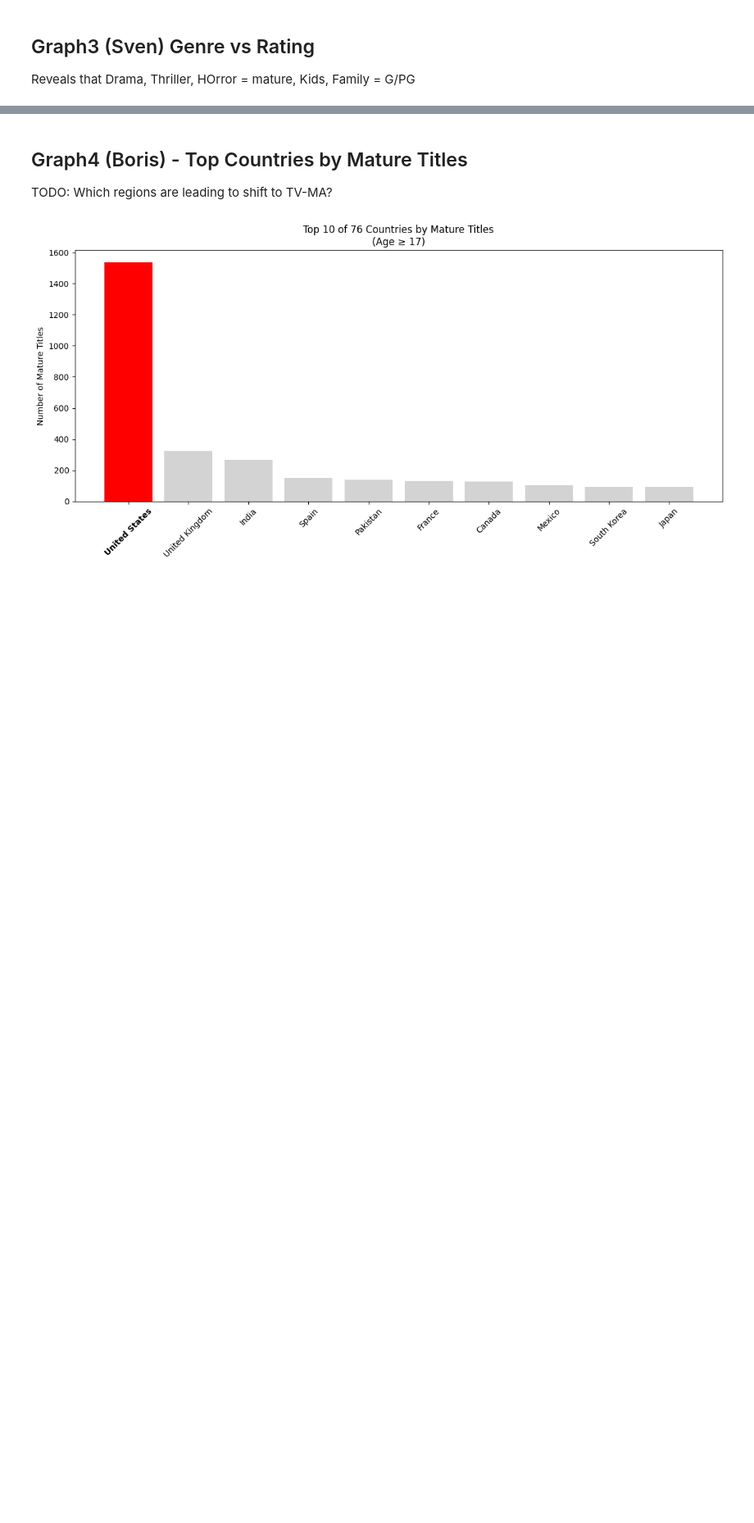
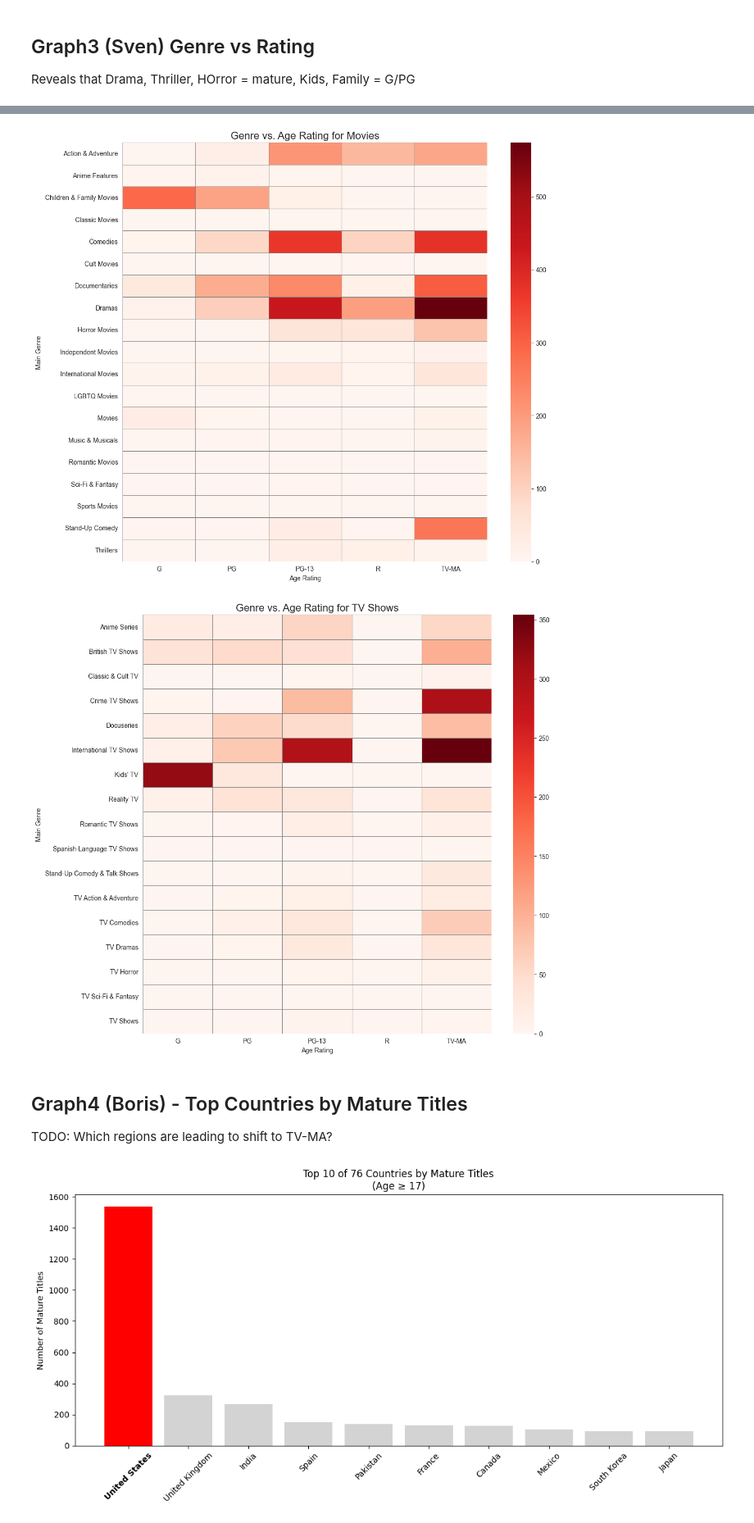
Before and after one commit to Elias-Martinelli/DVIZ_Final-Project_Netflix, a Jupyter notebook: notebooks/MainStory.ipynb, the cells around one changed output, grey strips where cells are left out. Shown at 82% size. Saved outputs shown, nothing was run; the diff lists cells and outputs as text; code cells hidden in the pictures; blank space fills up the shorter version.

```diff
--- a/notebooks/MainStory.ipynb
+++ b/notebooks/MainStory.ipynb
@@ -44,3 +244,75 @@ Reveals that Drama, Thriller, HOrror = mature, Kids, Family = G/PG
+# %%
+# 📦 Imports & Setup
+import pandas as pd
+import matplotlib.pyplot as plt
+import seaborn as sns
+
+sns.set_style("darkgrid")
+plt.rcParams['figure.figsize'] = (12, 10)
+
+# 📥 Load the data
+df = pd.read_csv("../data/netflix1.csv")
+
+# 🧹 Preprocessing: Clean years and ratings
+df = df[df['release_year'].notna() & df['rating'].notna()]
+df['release_year'] = df['release_year'].astype(int)
+df = df[df['release_year'] >= 2010]
+
+# Simplify ratings to standard categories
+rating_map = {
+    'TV-G': 'G', 'G': 'G',
+    'TV-Y': 'G', 'TV-Y7': 'G',
+    'PG': 'PG', 'TV-PG': 'PG',
+    'PG-13': 'PG-13', 'TV-14': 'PG-13',
+    'R': 'R', 'NC-17': 'R',
+    'TV-MA': 'TV-MA'
+}
+df['simple_rating'] = df['rating'].map(rating_map)
+df = df[df['simple_rating'].notna()]
+
+# Extract main genre
+df['main_genre'] = df['listed_in'].str.split(',').str[0].str.strip()
+df = df[df['main_genre'].notna()]
+
+# Define consistent rating order
+rating_order = ['G', 'PG', 'PG-13', 'R', 'TV-MA']
+
+# 📊 Plotting function: Genre × Age Rating heatmap per content type
+def plot_genre_rating_heatmap(content_type):
+    subset = df[df['type'] == content_type]
+
+    # Create crosstab of genres × simplified ratings (raw counts)
+    genre_rating_crosstab = pd.crosstab(
+        subset['main_genre'],
+        subset['simple_rating']
+    )
+
+    # Keep only desired rating columns
+    genre_rating_crosstab = genre_rating_crosstab.reindex(columns=rating_order, fill_value=0)
+
+    # Plot heatmap
+    plt.figure(figsize=(12, 10))
+    sns.heatmap(
+        genre_rating_crosstab,
+        cmap="Reds",
+        annot=False,              # No text in cells
+        linewidths=0.5,
+        linecolor='gray'
+    )
+    plt.title(f"Genre vs. Age Rating for {content_type}s", fontsize=16)
+    plt.xlabel("Age Rating")
+    plt.ylabel("Main Genre")
+    plt.tight_layout()
+    plt.show()
+
+# 🔥 Plot for Movies
+plot_genre_rating_heatmap("Movie")
+
+# 📺 Plot for TV Shows
+plot_genre_rating_heatmap("TV Show")
+# %% [output]
+[figure, added]
+[figure, added]
 # %% [markdown]
 ## Graph4 (Boris) - Top Countries by Mature Titles
 TODO: Which regions are leading to shift to TV-MA?
```
Also changed, not shown: parts of 7 cells of this notebook, 5 other files.
